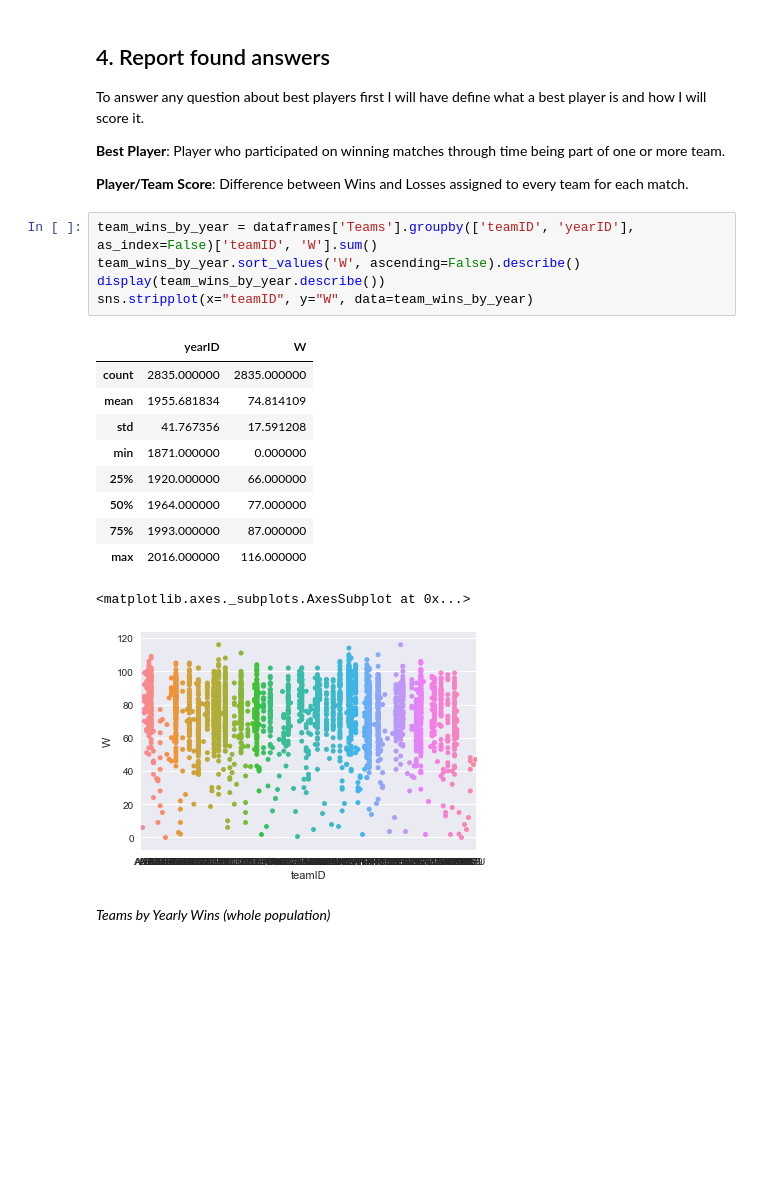
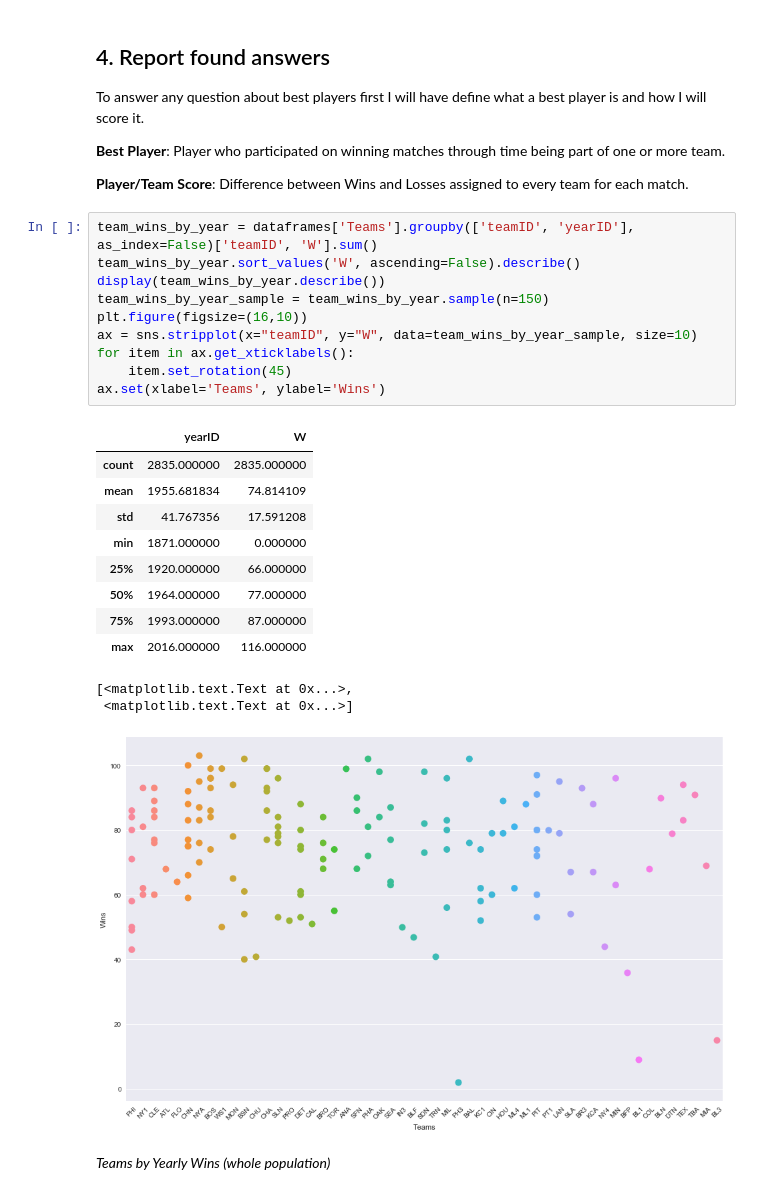
Before and after one commit to davidvartanian/dand-data-analysis-process, a Jupyter notebook: Investigate Data.ipynb, the cells around one changed output. Cells and saved outputs as stored; diff of their text form; blank space fills up the shorter version.

Commit message:
docs: Updated charts, calculations and descriptions
- Fixed normalized scores
- Added missing descriptions below charts
- Improved/added charts describing best players and teams

```diff
--- a/Investigate Data.ipynb
+++ b/Investigate Data.ipynb
@@ -77,20 +101,26 @@ To answer any question about best players first I will have define what a best p
 # %%
 team_wins_by_year = dataframes['Teams'].groupby(['teamID', 'yearID'], as_index=False)['teamID', 'W'].sum()
 team_wins_by_year.sort_values('W', ascending=False).describe()
 display(team_wins_by_year.describe())
-sns.stripplot(x="teamID", y="W", data=team_wins_by_year)
+team_wins_by_year_sample = team_wins_by_year.sample(n=150)
+plt.figure(figsize=(16,10))
+ax = sns.stripplot(x="teamID", y="W", data=team_wins_by_year_sample, size=10)
+for item in ax.get_xticklabels():
+    item.set_rotation(45)
+ax.set(xlabel='Teams', ylabel='Wins')
 # %% [output]
 |  | yearID | W |
 | count | 2835.000000 | 2835.000000 |
 | mean | 1955.681834 | 74.814109 |
 | std | 41.767356 | 17.591208 |
 | min | 1871.000000 | 0.000000 |
 | 25% | 1920.000000 | 66.000000 |
 | 50% | 1964.000000 | 77.000000 |
 | 75% | 1993.000000 | 87.000000 |
 | max | 2016.000000 | 116.000000 |
-<matplotlib.axes._subplots.AxesSubplot at 0x...>
+[<matplotlib.text.Text at 0x...>,
+ <matplotlib.text.Text at 0x...>]
-[figure, old version]
+[figure, new version]
 # %% [markdown]
 *Teams by Yearly Wins (whole population)*
 # %%
```
Also changed, not shown: parts of 32 cells of this notebook, 2 other files.
